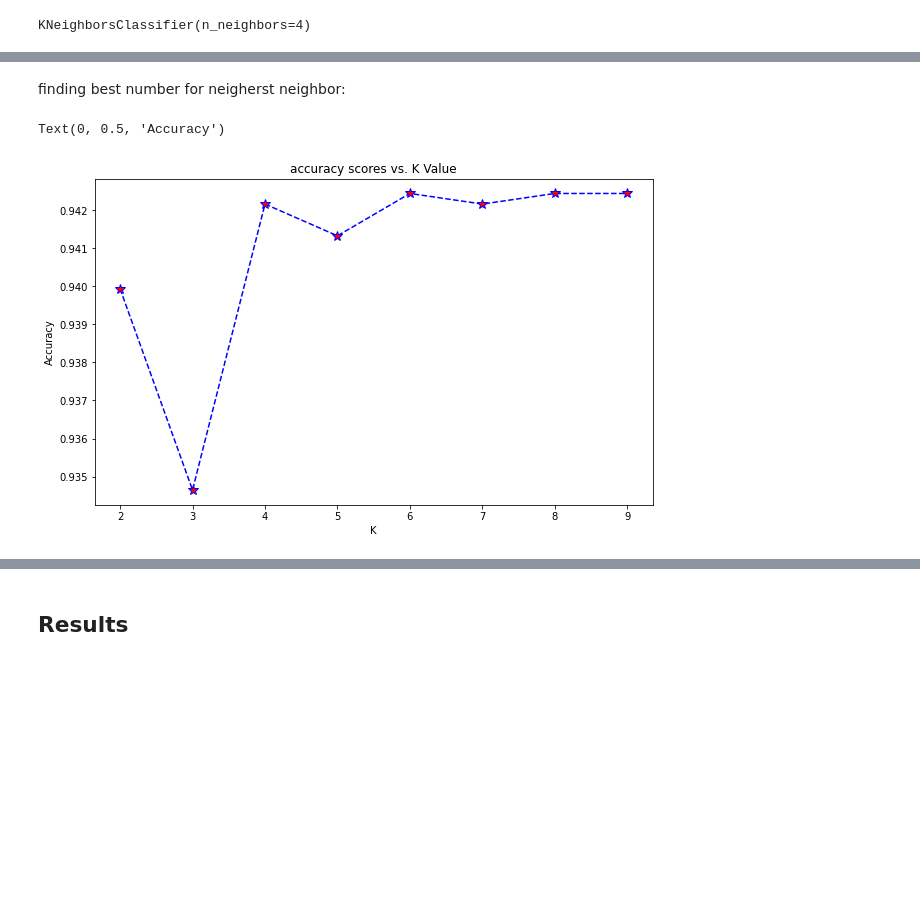
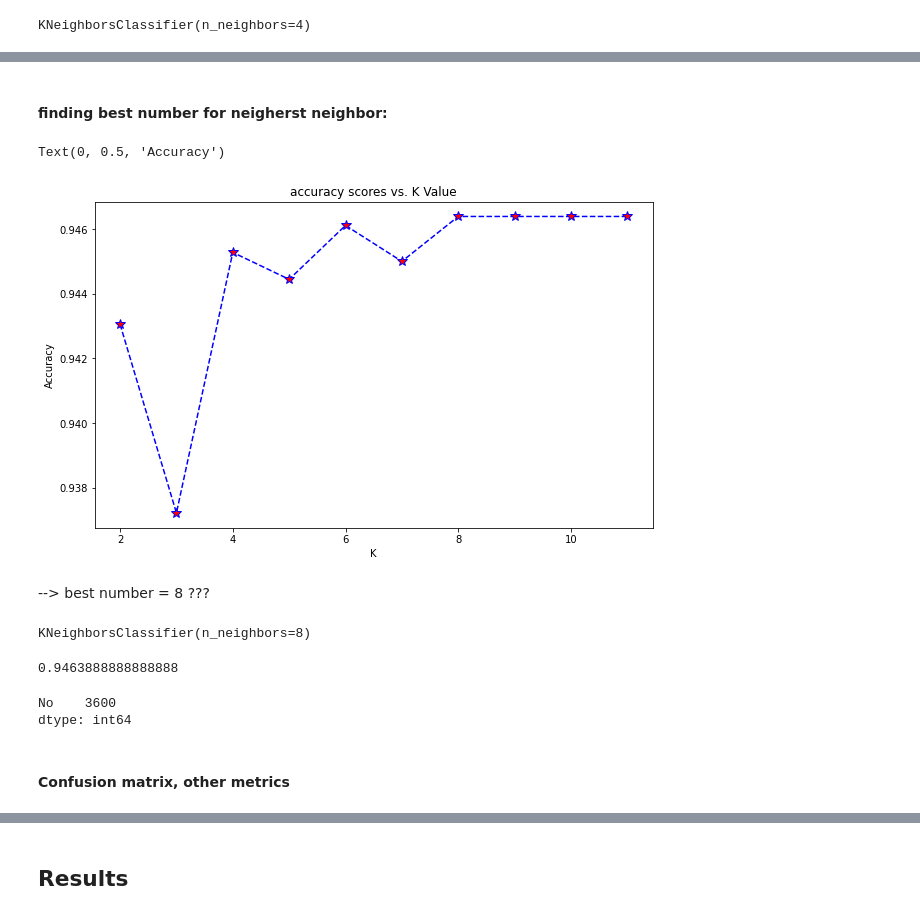
Before and after one commit to katharina-beriault/Midterm_Project_Credit-Card-Marketing_Classification, a Jupyter notebook: Python/Outcome.ipynb, the cells around one changed output, grey strips where cells are left out. Cells and saved outputs as stored; diff of their text form; code cells hidden in the pictures; blank space fills up the shorter version.

```diff
--- a/Python/Outcome.ipynb
+++ b/Python/Outcome.ipynb
@@ -216,0 +384,3 @@ data = data.dropna()
+# %%
+data, _ci = boxcox_transform(data, skip_columns=['number_bank_accounts_open', 'number_credit_cards_held',
+                                                 'number_homes_owned', 'household_size'])
@@ -249,2 +430,2 @@ def cutting_outliers(df, threshold=1.5, in_columns=[], skip_columns=[]):
 # %%
-data = cutting_outliers(data, threshold=1.5, in_columns=data.select_dtypes(np.number), skip_columns=[])
+# data = cutting_outliers(data, threshold=1.5, in_columns=data.select_dtypes(np.number), skip_columns=[])
@@ -285,2 +461,0 @@ def boxcox_transform(df, skip_columns=[]):
-# %%
-data, _ci = boxcox_transform(data, skip_columns=[])
@@ -405,18 +694,37 @@ print(metrics.accuracy_score(y_test, y_pred))
 # %% [markdown]
-finding best number for neigherst neighbor:
+#### finding best number for neigherst neighbor:
 # %%
 scores = []
-for i in range(2,10):
+for i in range(2,12):
     model = KNeighborsClassifier(n_neighbors=i)
     model.fit(X_train, y_train)
     scores.append(model.score(X_test, y_test))
 # %%
 plt.figure(figsize=(10,6))
-plt.plot(range(2,10),scores,color = 'blue', linestyle='dashed',
+plt.plot(range(2,12),scores,color = 'blue', linestyle='dashed',
          marker='*', markerfacecolor='red', markersize=10)
 plt.title('accuracy scores vs. K Value')
 plt.xlabel('K')
 plt.ylabel('Accuracy')
 # %% [output]
 Text(0, 0.5, 'Accuracy')
-[figure, old version]
+[figure, new version]
+# %% [markdown]
+--> best number = 8 ???
+# %%
+model = KNeighborsClassifier(n_neighbors=8)
+model.fit(X_train, y_train)
+# %% [output]
+KNeighborsClassifier(n_neighbors=8)
+# %%
+y_pred = model.predict(X_test)
+print(metrics.accuracy_score(y_test, y_pred))
+# %% [output]
+0.9463888888888888
+# %%
+pd.Series(y_pred).value_counts()
+# %% [output]
+No    3600
+dtype: int64
+# %% [markdown]
+#### Confusion matrix, other metrics
```
Also changed, not shown: parts of 105 cells of this notebook, 1 other file.
